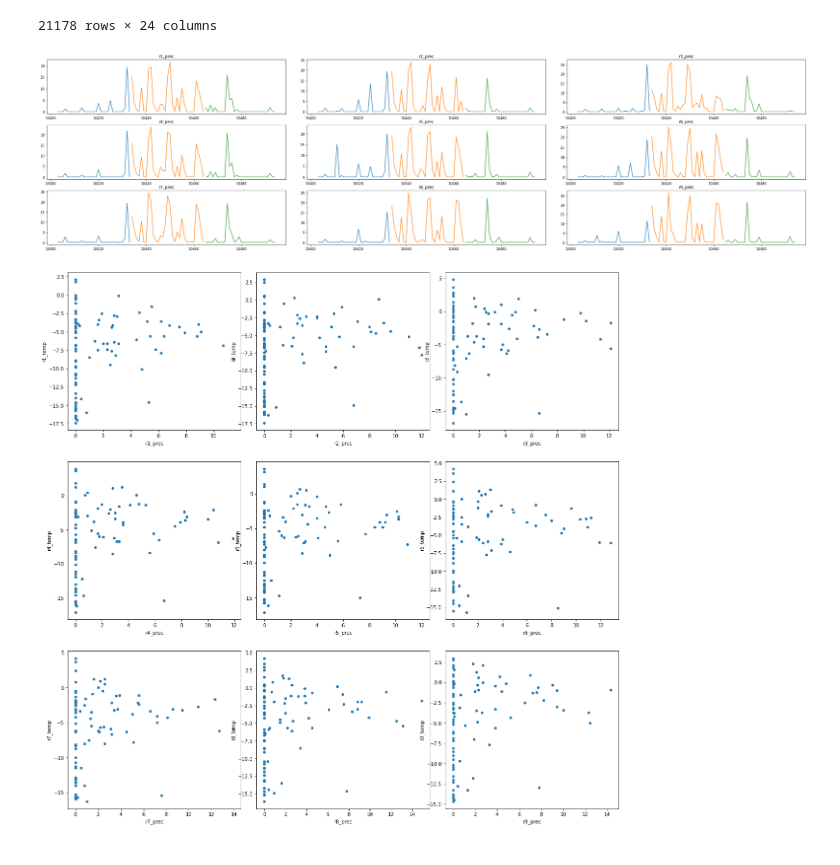
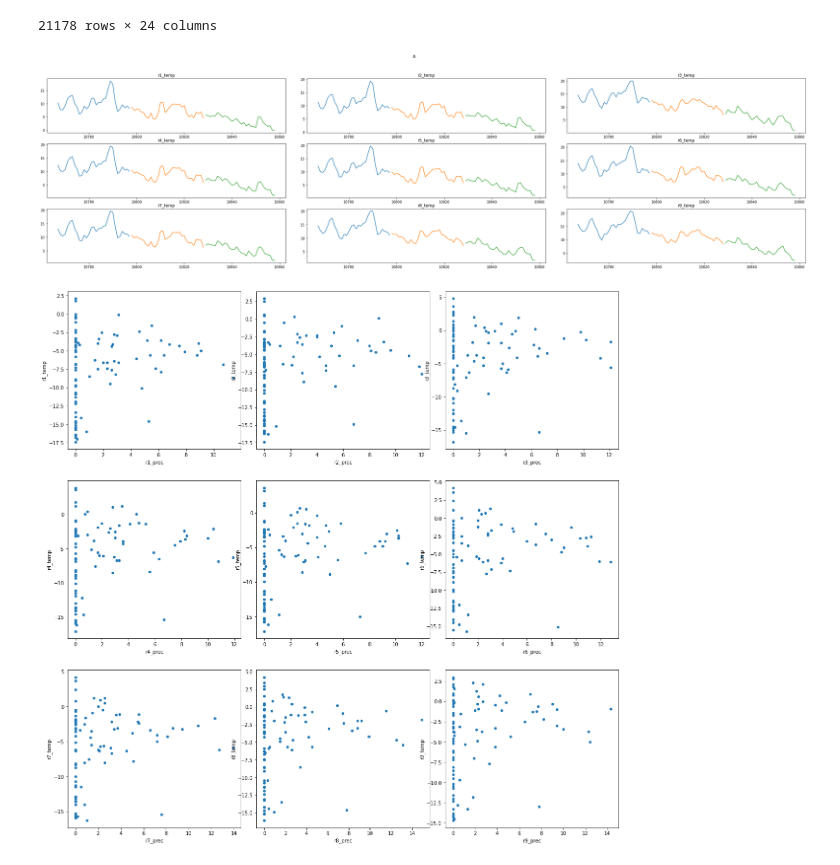
Before and after one commit to HernandezM22/TDA-ClimateAI, a Jupyter notebook: time_series.ipynb, the cells around one changed output. Saved outputs shown, nothing was run; the diff lists cells and outputs as text; code cells hidden in the pictures.

Commit message:
updated time series notebook

```diff
--- a/time_series.ipynb
+++ b/time_series.ipynb
@@ -17,6 +17,7 @@ def plot_seasonal_time_series(data, season, year, var):
 
     fig, axs = plt.subplots(3, 3, figsize = (40,10), facecolor = "w", edgecolor = "k")
     fig.subplots_adjust(hspace = .2, wspace=.09)
+    fig.suptitle("A")
     axs = axs.ravel()
 
     frame_cols = frame.columns
@@ -66,9 +67,9 @@ df
 | 21177 | 2015-12-31 | 4.047925 | -2.4 | -2.100000 | 1.3 | -1.5 | -1.800000 | -0.8 | -0.900000 | 0.5 | ... | ... |
 21178 rows × 24 columns
 # %%
-plot_seasonal_time_series(df, "Summer", 1986, "Prec")
+plot_seasonal_time_series(df, "Summer", 1987, "Temp")
 # %% [output]
-[figure, old version]
+[figure, new version]
 # %%
 plot_seasonal_scatterplot(df, "Winter", 1999)
 # %% [output]
```
Also changed, not shown: parts of 9 cells of this notebook, 1 other file.
